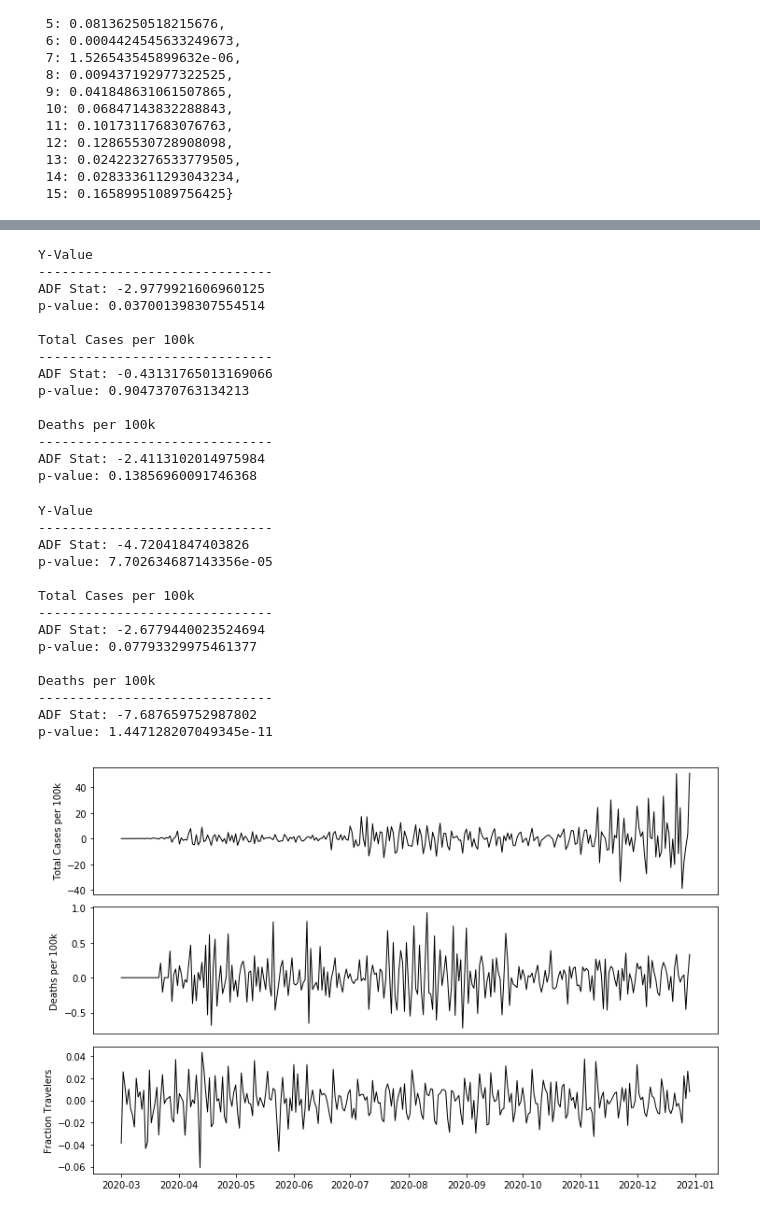
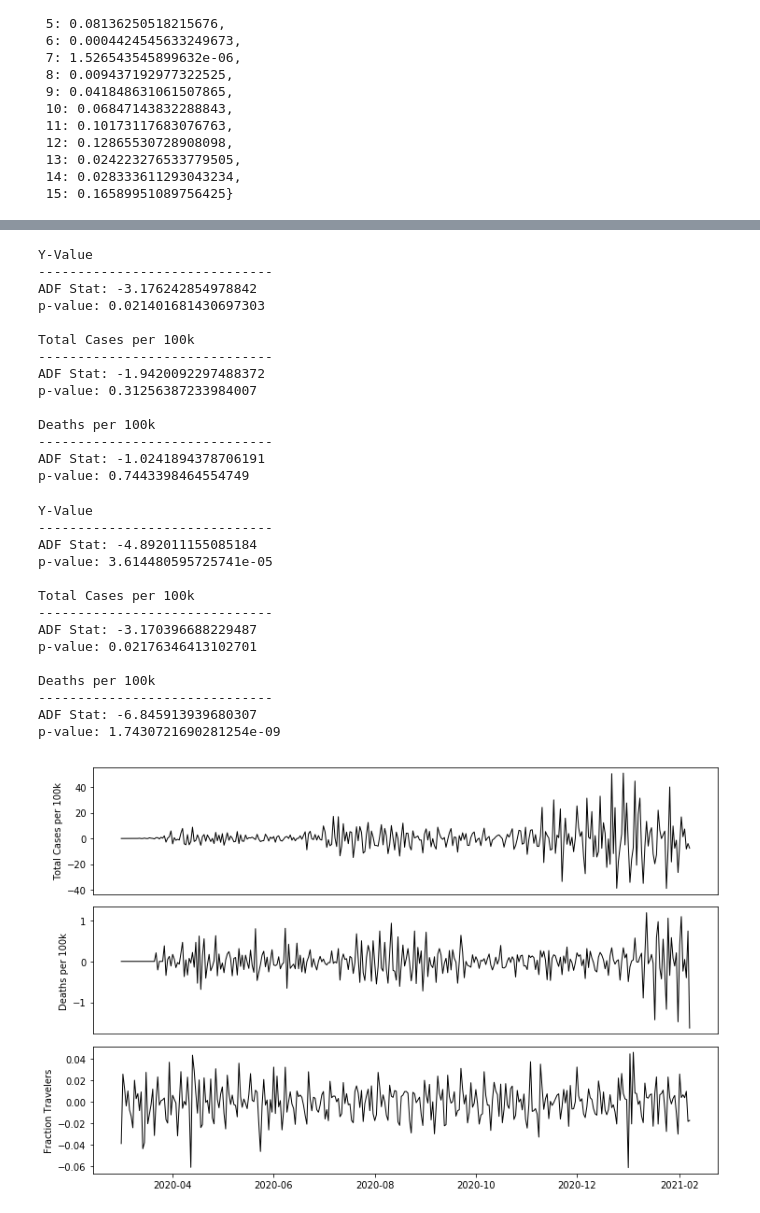
Before and after one commit to mrepasky3/ISYE6416-Spring2021-Project, a Jupyter notebook: AutoRegression.ipynb, the cells around one changed output, grey strips where cells are left out. Drawn from its saved outputs; the diff is of its cells as text; code cells hidden in the pictures.

```diff
--- a/AutoRegression.ipynb
+++ b/AutoRegression.ipynb
@@ -78,10 +78,12 @@ p_val_dict
  13: 0.024223276533779505,
  14: 0.028333611293043234,
  15: 0.16589951089756425}
+# %%
+train_frac = 0.85
 # %%
 vector_data = pd.concat([state_y.reset_index(drop=True),state_X["total_cases"],state_X["deaths"]],axis=1)
-vector_data_train = vector_data.iloc[:int(0.75*len(vector_data)),:]
-vector_data_test = vector_data.iloc[int(0.75*len(vector_data)):,:]
+vector_data_train = vector_data.iloc[:int(train_frac*len(vector_data)),:]
+vector_data_test = vector_data.iloc[int(train_frac*len(vector_data)):,:]
 vector_data_train
 # %% [output]
 |  | Population Not Staying at Home | total_cases | deaths |
@@ -113,18 +115,18 @@ print("\nDeaths per 100k\n------------------------------\nADF Stat: {}\np-value:
 # %% [output]
 Y-Value
 ------------------------------
-ADF Stat: -2.9779921606960125
-p-value: 0.037001398307554514
+ADF Stat: -3.176242854978842
+p-value: 0.021401681430697303
 
 Total Cases per 100k
 ------------------------------
-ADF Stat: -0.43131765013169066
-p-value: 0.9047370763134213
+ADF Stat: -1.9420092297488372
+p-value: 0.31256387233984007
 
 Deaths per 100k
 ------------------------------
-ADF Stat: -2.4113102014975984
-p-value: 0.13856960091746368
+ADF Stat: -1.0241894378706191
+p-value: 0.7443398464554749
 # %%
 vector_data_diff = vector_data_train.diff().dropna()
 # %%
@@ -143,34 +145,34 @@ print("\nDeaths per 100k\n------------------------------\nADF Stat: {}\np-value:
 # %% [output]
 Y-Value
 ------------------------------
-ADF Stat: -4.72041847403826
-p-value: 7.702634687143356e-05
+ADF Stat: -4.892011155085184
+p-value: 3.614480595725741e-05
 
 Total Cases per 100k
 ------------------------------
-ADF Stat: -2.6779440023524694
-p-value: 0.07793329975461377
+ADF Stat: -3.170396688229487
+p-value: 0.02176346413102701
 
 Deaths per 100k
 ------------------------------
-ADF Stat: -7.687659752987802
-p-value: 1.447128207049345e-11
+ADF Stat: -6.845913939680307
+p-value: 1.7430721690281254e-09
 # %%
 fig, ax = plt.subplots(3,1,figsize=(12,8))
 
-ax[0].plot(dates[1:int(0.75*len(vector_data))], vector_data_diff["total_cases"],color='k',lw=1)
+ax[0].plot(dates[1:int(train_frac*len(vector_data))], vector_data_diff["total_cases"],color='k',lw=1)
 ax[0].tick_params(axis='x',bottom=False,labelbottom=False)
 ax[0].set_ylabel("Total Cases per 100k")
 
-ax[1].plot(dates[1:int(0.75*len(vector_data))], vector_data_diff["deaths"],color='k',lw=1)
+ax[1].plot(dates[1:int(train_frac*len(vector_data))], vector_data_diff["deaths"],color='k',lw=1)
 ax[1].tick_params(axis='x',bottom=False,labelbottom=False)
 ax[1].set_ylabel("Deaths per 100k")
 
-ax[2].plot(dates[1:int(0.75*len(vector_data))], vector_data_diff["Population Not Staying at Home"],color='k',lw=1)
+ax[2].plot(dates[1:int(train_frac*len(vector_data))], vector_data_diff["Population Not Staying at Home"],color='k',lw=1)
 ax[2].set_ylabel("Fraction Travelers")
 
 plt.subplots_adjust(hspace = 0.1)
 plt.show()
 # %% [output]
-[figure, old version]
+[figure, new version]
 # %%
```
Also changed, not shown: parts of 10 cells of this notebook, 15 other files.
